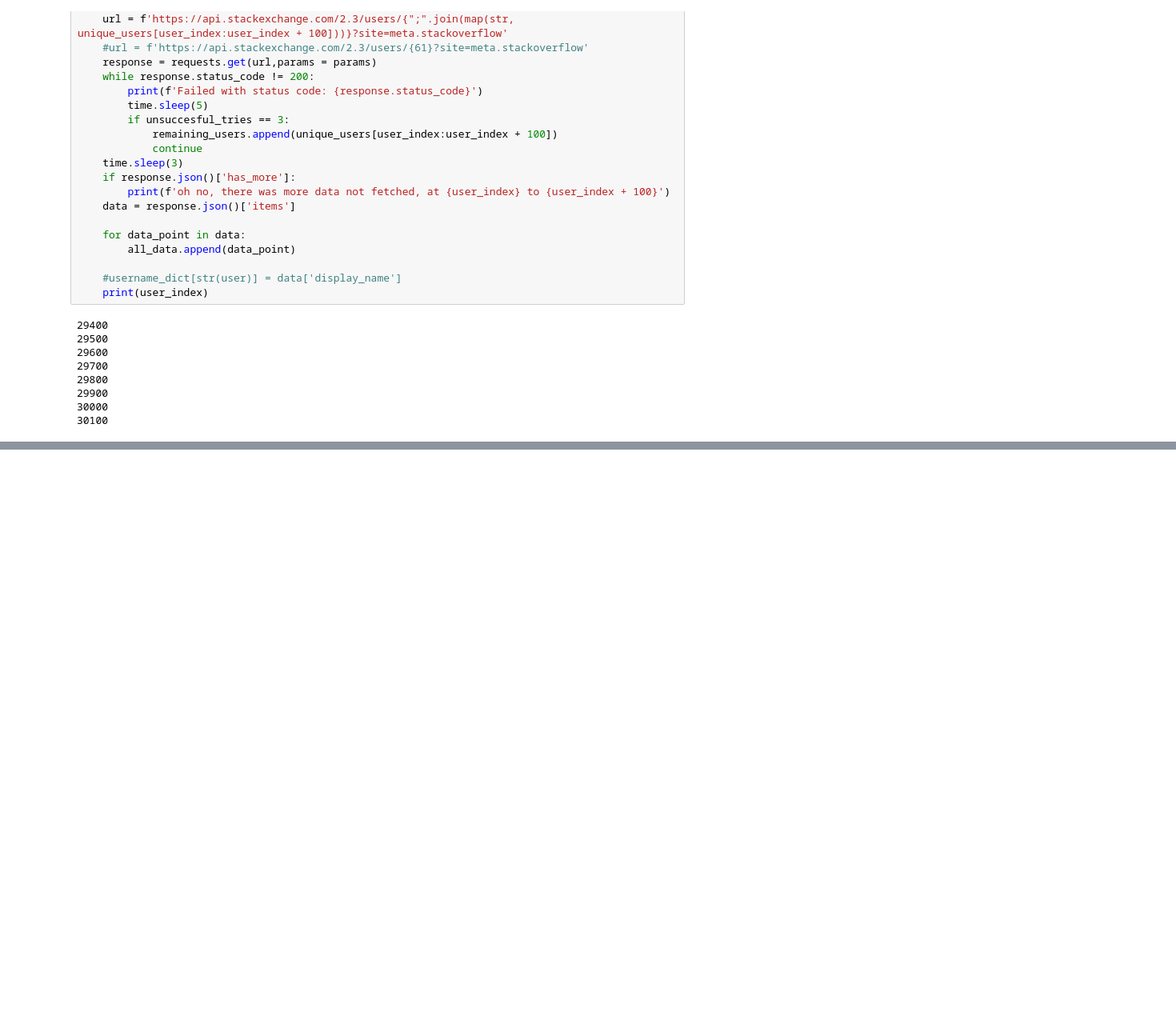
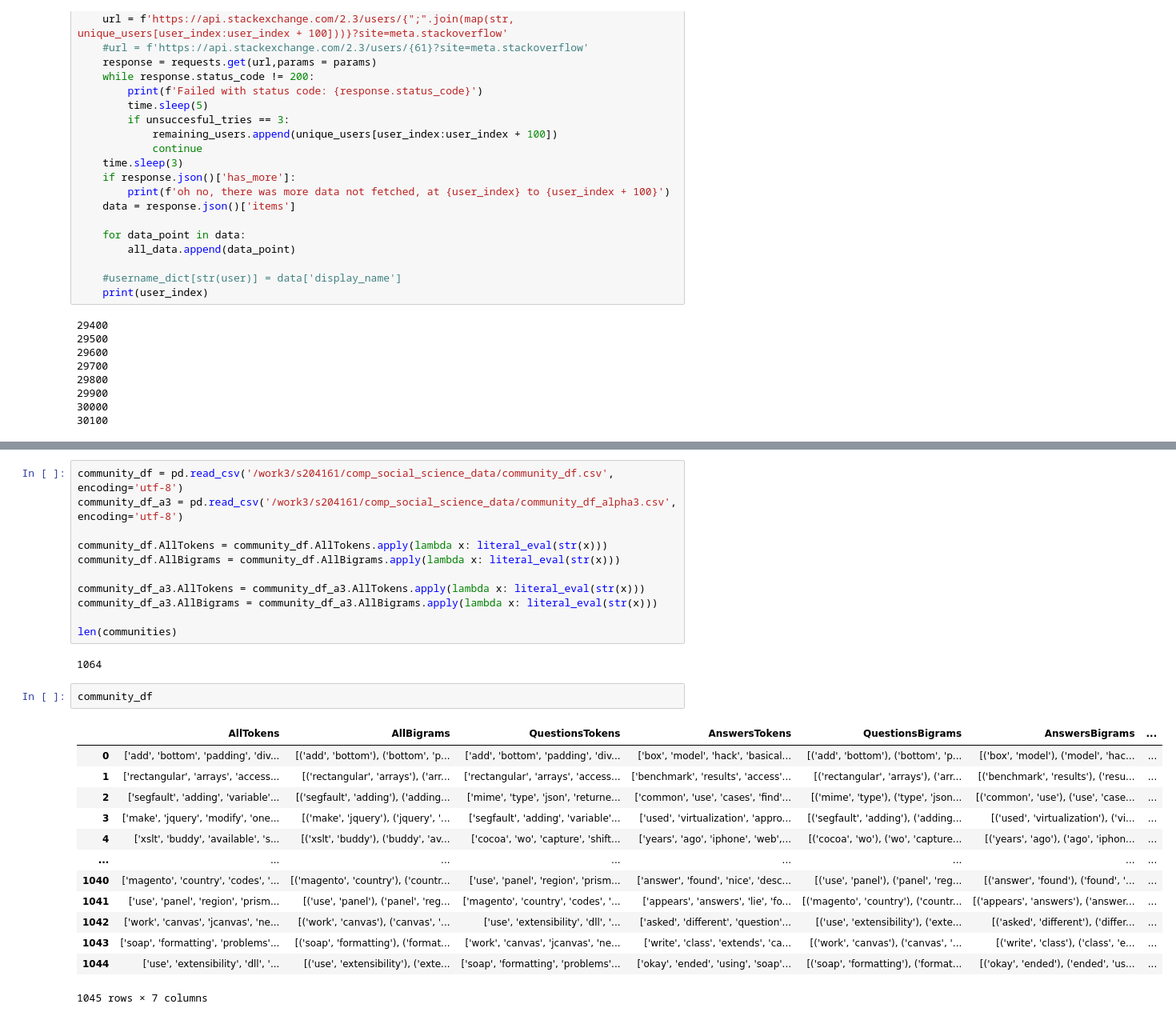
Before and after one commit to Student204161/computational-social-science-assignments, a Jupyter notebook: project.ipynb, the cells around one changed output, grey strips where cells are left out. Shown: that part at 80% size. Saved outputs shown, nothing was run; the diff lists cells and outputs as text; blank space fills up the shorter version.

```diff
--- a/project.ipynb
+++ b/project.ipynb
@@ -649,0 +863,29 @@ for user_index in range(29400,30200,100):
+# %%
+community_df = pd.read_csv('/work3/s204161/comp_social_science_data/community_df.csv', encoding='utf-8')
+community_df_a3 = pd.read_csv('/work3/s204161/comp_social_science_data/community_df_alpha3.csv', encoding='utf-8')
+
+community_df.AllTokens = community_df.AllTokens.apply(lambda x: literal_eval(str(x)))
+community_df.AllBigrams = community_df.AllBigrams.apply(lambda x: literal_eval(str(x)))
+
+community_df_a3.AllTokens = community_df_a3.AllTokens.apply(lambda x: literal_eval(str(x)))
+community_df_a3.AllBigrams = community_df_a3.AllBigrams.apply(lambda x: literal_eval(str(x)))
+
+len(communities)
+# %% [output]
+1064
+# %%
+community_df
+# %% [output]
+|  | AllTokens | AllBigrams | QuestionsTokens | AnswersTokens | QuestionsBigrams | AnswersBigrams | ... |
+| 0 | ['add', 'bottom', 'padding', 'div... | [('add', 'bottom'), ('bottom', 'p... | ['add', 'bottom', 'padding', 'div... | ['box', 'model', 'hack', 'basical... | [('add', 'bottom'), ('bottom', 'p... | [('box', 'model'), ('model', 'hac... | ... |
+| 1 | ['rectangular', 'arrays', 'access... | [('rectangular', 'arrays'), ('arr... | ['rectangular', 'arrays', 'access... | ['benchmark', 'results', 'access'... | [('rectangular', 'arrays'), ('arr... | [('benchmark', 'results'), ('resu... | ... |
+| 2 | ['segfault', 'adding', 'variable'... | [('segfault', 'adding'), ('adding... | ['mime', 'type', 'json', 'returne... | ['common', 'use', 'cases', 'find'... | [('mime', 'type'), ('type', 'json... | [('common', 'use'), ('use', 'case... | ... |
+| 3 | ['make', 'jquery', 'modify', 'one... | [('make', 'jquery'), ('jquery', '... | ['segfault', 'adding', 'variable'... | ['used', 'virtualization', 'appro... | [('segfault', 'adding'), ('adding... | [('used', 'virtualization'), ('vi... | ... |
+| 4 | ['xslt', 'buddy', 'available', 's... | [('xslt', 'buddy'), ('buddy', 'av... | ['cocoa', 'wo', 'capture', 'shift... | ['years', 'ago', 'iphone', 'web',... | [('cocoa', 'wo'), ('wo', 'capture... | [('years', 'ago'), ('ago', 'iphon... | ... |
+| ... | ... | ... | ... | ... | ... | ... | ... |
+| 1040 | ['magento', 'country', 'codes', '... | [('magento', 'country'), ('countr... | ['use', 'panel', 'region', 'prism... | ['answer', 'found', 'nice', 'desc... | [('use', 'panel'), ('panel', 'reg... | [('answer', 'found'), ('found', '... | ... |
+| 1041 | ['use', 'panel', 'region', 'prism... | [('use', 'panel'), ('panel', 'reg... | ['magento', 'country', 'codes', '... | ['appears', 'answers', 'lie', 'fo... | [('magento', 'country'), ('countr... | [('appears', 'answers'), ('answer... | ... |
+| 1042 | ['work', 'canvas', 'jcanvas', 'ne... | [('work', 'canvas'), ('canvas', '... | ['use', 'extensibility', 'dll', '... | ['asked', 'different', 'question'... | [('use', 'extensibility'), ('exte... | [('asked', 'different'), ('differ... | ... |
+| 1043 | ['soap', 'formatting', 'problems'... | [('soap', 'formatting'), ('format... | ['work', 'canvas', 'jcanvas', 'ne... | ['write', 'class', 'extends', 'ca... | [('work', 'canvas'), ('canvas', '... | [('write', 'class'), ('class', 'e... | ... |
+| 1044 | ['use', 'extensibility', 'dll', '... | [('use', 'extensibility'), ('exte... | ['soap', 'formatting', 'problems'... | ['okay', 'ended', 'using', 'soap'... | [('soap', 'formatting'), ('format... | [('okay', 'ended'), ('ended', 'us... | ... |
+1045 rows × 7 columns
```
Also changed, not shown: parts of 41 cells of this notebook.
